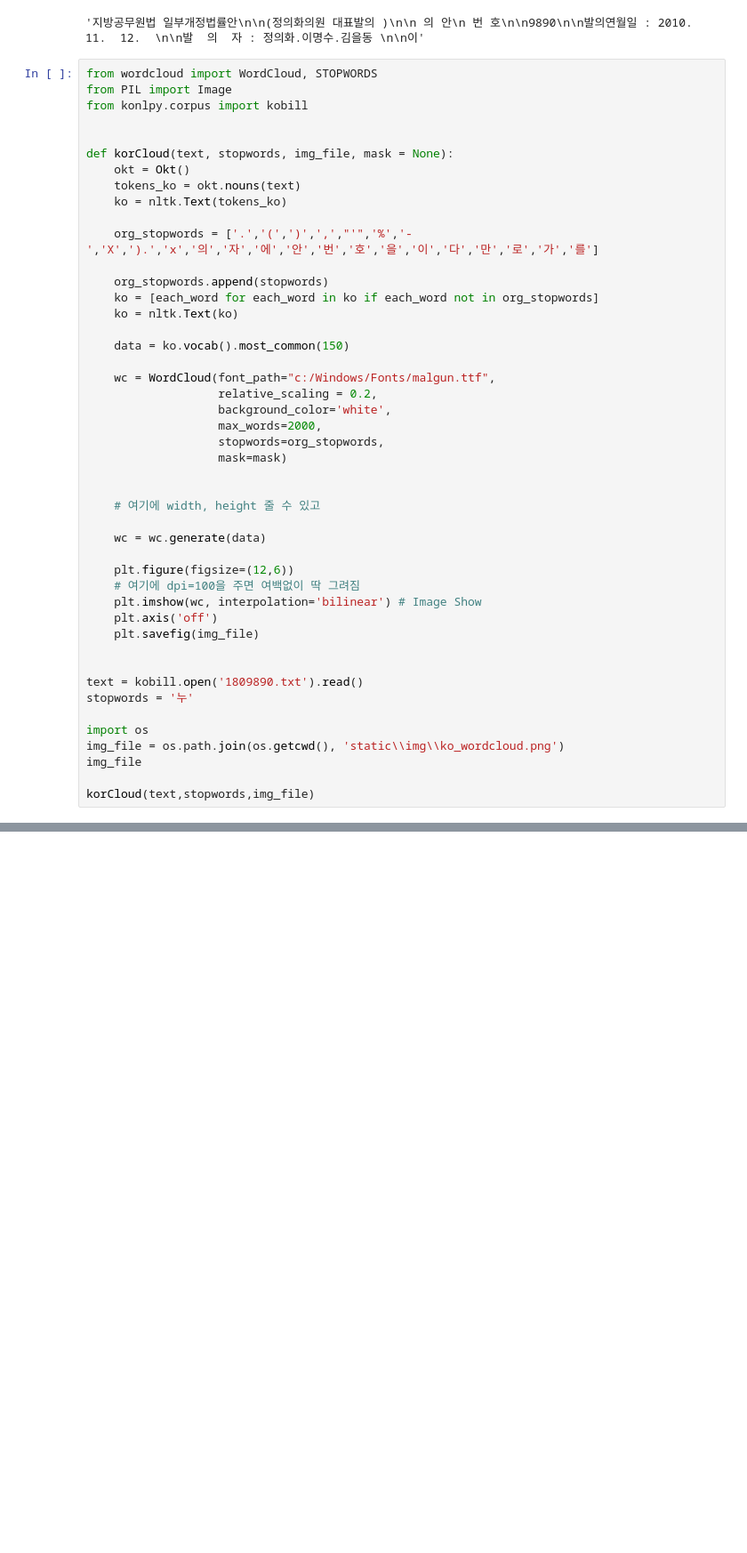
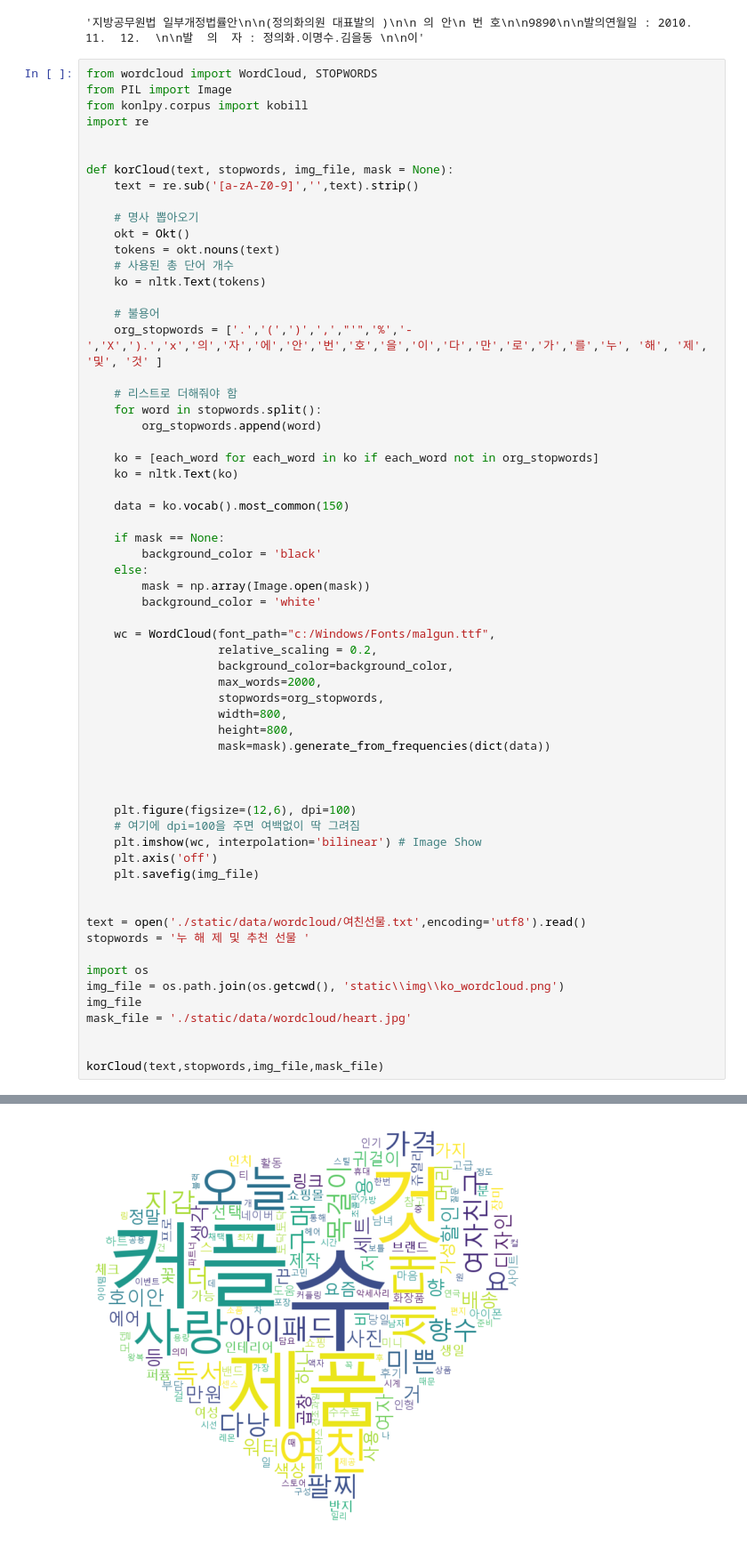
Before and after one commit to beegramin9/Flask, a Jupyter notebook: 3_module/test.ipynb, the cells around one changed output, grey strips where cells are left out. Shown at 89% size. Saved outputs shown, nothing was run; the diff lists cells and outputs as text; blank space fills up the shorter version.

```diff
--- a/3_module/test.ipynb
+++ b/3_module/test.ipynb
@@ -427,46 +438,62 @@ doc_ko[:100]
 from wordcloud import WordCloud, STOPWORDS
 from PIL import Image
 from konlpy.corpus import kobill
+import re
 
 
 def korCloud(text, stopwords, img_file, mask = None):
+    text = re.sub('[a-zA-Z0-9]','',text).strip()
+
+    # 명사 뽑아오기
     okt = Okt()
-    tokens_ko = okt.nouns(text)
-    ko = nltk.Text(tokens_ko)
+    tokens = okt.nouns(text)
+    # 사용된 총 단어 개수
+    ko = nltk.Text(tokens)
 
-    org_stopwords = ['.','(',')',',',"'",'%','-','X',').','x','의','자','에','안','번','호','을','이','다','만','로','가','를']
+    # 불용어
+    org_stopwords = ['.','(',')',',',"'",'%','-','X',').','x','의','자','에','안','번','호','을','이','다','만','로','가','를','누', '해', '제', '및', '것' ]
 
-    org_stopwords.append(stopwords)
+    # 리스트로 더해줘야 함
+    for word in stopwords.split():
+        org_stopwords.append(word)
+
     ko = [each_word for each_word in ko if each_word not in org_stopwords]
     ko = nltk.Text(ko)
 
     data = ko.vocab().most_common(150)
 
+    if mask == None:
+        background_color = 'black'
+    else:
+        mask = np.array(Image.open(mask))
+        background_color = 'white'
+
     wc = WordCloud(font_path="c:/Windows/Fonts/malgun.ttf",
                    relative_scaling = 0.2,
-                   background_color='white',
+                   background_color=background_color,
                    max_words=2000,
                    stopwords=org_stopwords,
-                   mask=mask)
+                   width=800,
+                   height=800,
+                   mask=mask).generate_from_frequencies(dict(data))
 
 
-    # 여기에 width, height 줄 수 있고
 
-    wc = wc.generate(data)
-
-    plt.figure(figsize=(12,6))
+    plt.figure(figsize=(12,6), dpi=100)
     # 여기에 dpi=100을 주면 여백없이 딱 그려짐
     plt.imshow(wc, interpolation='bilinear') # Image Show
     plt.axis('off')
     plt.savefig(img_file)
 
 
-text = kobill.open('1809890.txt').read()
-stopwords = '누'
+text = open('./static/data/wordcloud/여친선물.txt',encoding='utf8').read()
+stopwords = '누 해 제 및 추천 선물 '
 
 import os
 img_file = os.path.join(os.getcwd(), 'static\\img\\ko_wordcloud.png')
 img_file
+mask_file = './static/data/wordcloud/heart.jpg'
 
-korCloud(text,stopwords,img_file)
+
+korCloud(text,stopwords,img_file,mask_file)
 # %% [output]
@@ -473,0 +500 @@ AttributeError: 'list' object has no attribute 'vocab'
+[figure, added]
```
Also changed, not shown: parts of 7 cells of this notebook, 5 other files.
